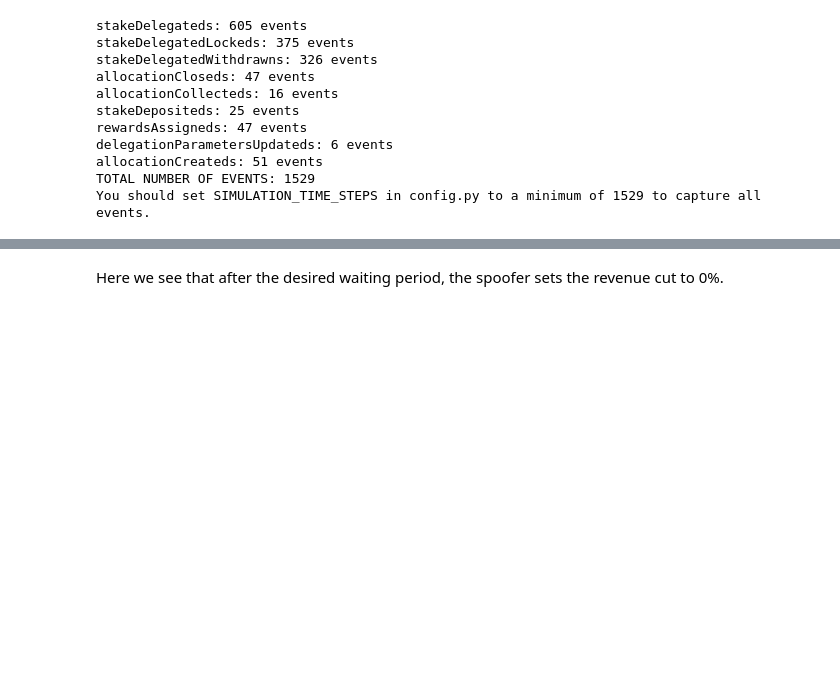
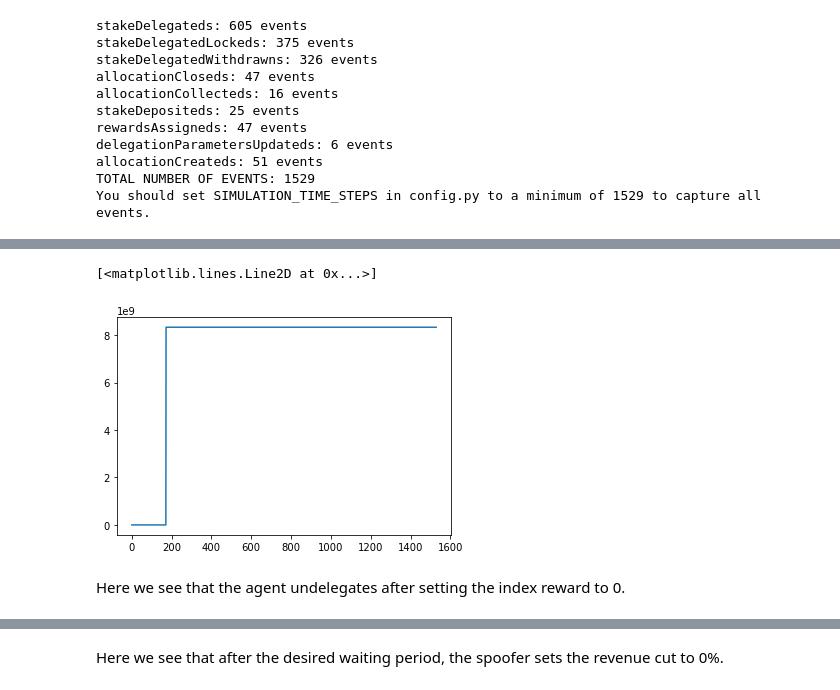
Before and after one commit to BlockScience/TheGraph, a Jupyter notebook: index_spoofer.ipynb, the cells around one changed output, grey strips where cells are left out. Drawn from its saved outputs; the diff is of its cells as text; code cells hidden in the pictures; blank space fills up the shorter version.

```diff
--- a/index_spoofer.ipynb
+++ b/index_spoofer.ipynb
@@ -56,3 +56,16 @@ plt.plot(df.index, holdings_list)
+# %%
+undelegated_list = []
+for i in df['indexers']:
+    if 1 not in i[1].delegators:
+        undelegated_list.append(0)
+    else:
+        undelegated_list.append(i[1].delegators[1].undelegated_tokens)
+plt.plot(df.index, undelegated_list)
+# %% [output]
+[<matplotlib.lines.Line2D at 0x...>]
+[figure, added]
+# %% [markdown]
+Here we see that the agent undelegates after setting the index reward to 0.
 # %%
 df['indexers'][1234][1].indexer_revenue_cut
 # %% [output]
```
Also changed, not shown: parts of 9 cells of this notebook, 1 other file.
